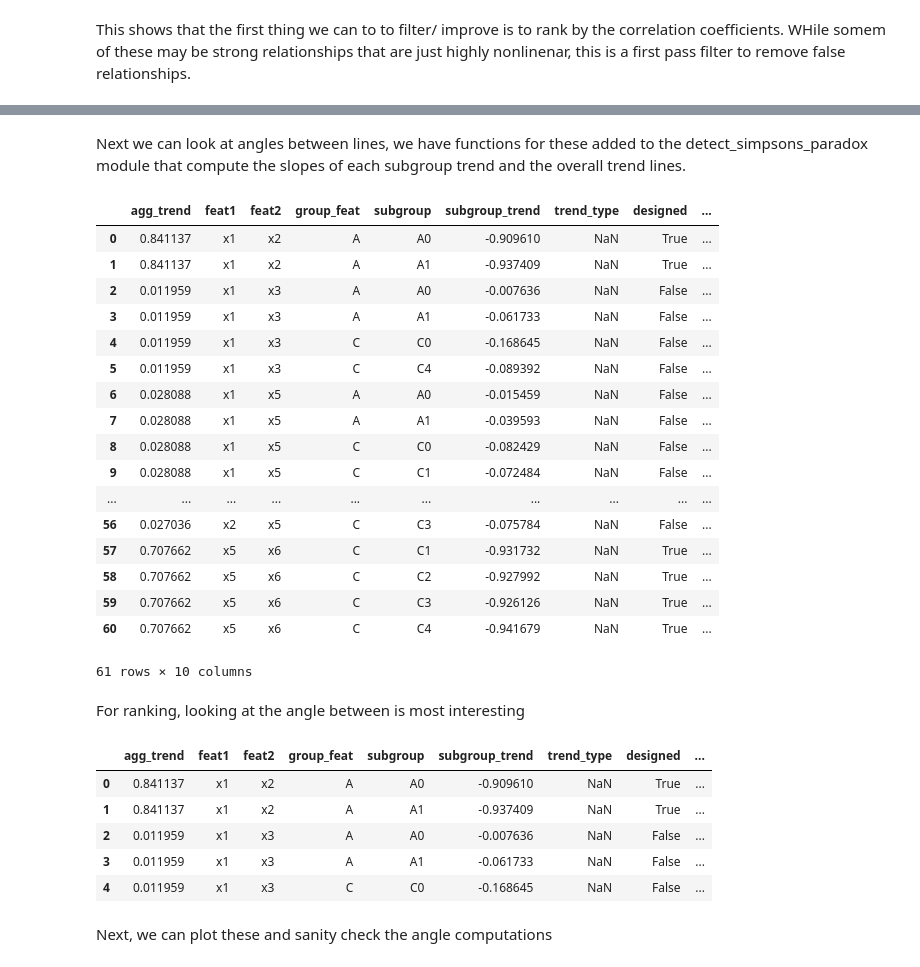
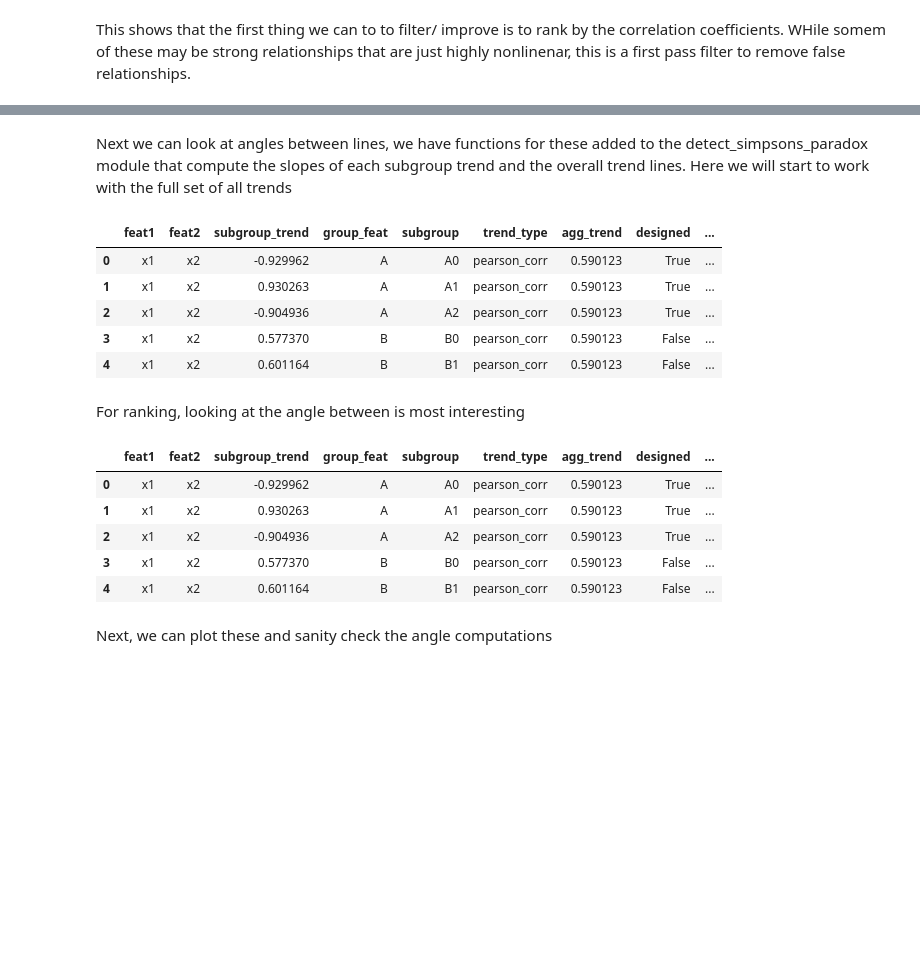
Before and after one commit to fairnessforensics/wiggum, a Jupyter notebook: research_notebooks/ranking_sp_occurences.ipynb, the cells around one changed output, grey strips where cells are left out. Drawn from its saved outputs; the diff is of its cells as text; code cells hidden in the pictures; blank space fills up the shorter version.

```diff
--- a/research_notebooks/ranking_sp_occurences.ipynb
+++ b/research_notebooks/ranking_sp_occurences.ipynb
@@ -73,0 +74,3 @@ To retain the current behavior and silence the warning, pass 'sort=True'.
+# %%
+many_sp_df_diff_alltrend = dsp.mark_designed_rows(dsp.get_subgroup_trends_1lev(many_sp_df_diff,['pearson_corr']),sp_design_list)
+many_sp_df_diff_alltrend.head() # we only need to see a little
@@ -99,28 +109,16 @@ many_sp_df_diff_result.groupby('designed')['agg_trend'].describe()
 # %% [markdown]
-Next we can look at angles between lines, we have functions for these added to the detect_simpsons_paradox module that compute the slopes of each subgroup trend and the overall trend lines.
+Next we can look at angles between lines, we have functions for these added to the detect_simpsons_paradox module that compute the slopes of each subgroup trend and the overall trend lines. Here we will start to work with the full set of all trends
 # %%
-results_df_slopes = dsp.add_slope_cols(many_sp_df_diff, many_sp_df_diff_result)
+results_df_slopes = dsp.add_slope_cols(many_sp_df_diff, many_sp_df_diff_alltrend)
 
-results_df_slopes
+results_df_slopes.head()
 # %% [output]
-|  | agg_trend | feat1 | feat2 | group_feat | subgroup | subgroup_trend | trend_type | designed | ... |
-| 0 | 0.841137 | x1 | x2 | A | A0 | -0.909610 | NaN | True | ... |
-| 1 | 0.841137 | x1 | x2 | A | A1 | -0.937409 | NaN | True | ... |
-| 2 | 0.011959 | x1 | x3 | A | A0 | -0.007636 | NaN | False | ... |
-| 3 | 0.011959 | x1 | x3 | A | A1 | -0.061733 | NaN | False | ... |
-| 4 | 0.011959 | x1 | x3 | C | C0 | -0.168645 | NaN | False | ... |
-| 5 | 0.011959 | x1 | x3 | C | C4 | -0.089392 | NaN | False | ... |
-| 6 | 0.028088 | x1 | x5 | A | A0 | -0.015459 | NaN | False | ... |
-| 7 | 0.028088 | x1 | x5 | A | A1 | -0.039593 | NaN | False | ... |
-| 8 | 0.028088 | x1 | x5 | C | C0 | -0.082429 | NaN | False | ... |
-| 9 | 0.028088 | x1 | x5 | C | C1 | -0.072484 | NaN | False | ... |
-| ... | ... | ... | ... | ... | ... | ... | ... | ... | ... |
-| 56 | 0.027036 | x2 | x5 | C | C3 | -0.075784 | NaN | False | ... |
-| 57 | 0.707662 | x5 | x6 | C | C1 | -0.931732 | NaN | True | ... |
-| 58 | 0.707662 | x5 | x6 | C | C2 | -0.927992 | NaN | True | ... |
-| 59 | 0.707662 | x5 | x6 | C | C3 | -0.926126 | NaN | True | ... |
-| 60 | 0.707662 | x5 | x6 | C | C4 | -0.941679 | NaN | True | ... |
+|  | feat1 | feat2 | subgroup_trend | group_feat | subgroup | trend_type | agg_trend | designed | ... |
+| 0 | x1 | x2 | -0.929962 | A | A0 | pearson_corr | 0.590123 | True | ... |
+| 1 | x1 | x2 | 0.930263 | A | A1 | pearson_corr | 0.590123 | True | ... |
+| 2 | x1 | x2 | -0.904936 | A | A2 | pearson_corr | 0.590123 | True | ... |
+| 3 | x1 | x2 | 0.577370 | B | B0 | pearson_corr | 0.590123 | False | ... |
+| 4 | x1 | x2 | 0.601164 | B | B1 | pearson_corr | 0.590123 | False | ... |
-61 rows × 10 columns
 # %% [markdown]
 For ranking, looking at the angle between is most interesting
 # %%
@@ -128,12 +126,12 @@ For ranking, looking at the angle between is most interesting
 results_df_slopes = dsp.add_angle_col(results_df_slopes)
 results_df_slopes.head()
 # %% [output]
-|  | agg_trend | feat1 | feat2 | group_feat | subgroup | subgroup_trend | trend_type | designed | ... |
-| 0 | 0.841137 | x1 | x2 | A | A0 | -0.909610 | NaN | True | ... |
-| 1 | 0.841137 | x1 | x2 | A | A1 | -0.937409 | NaN | True | ... |
-| 2 | 0.011959 | x1 | x3 | A | A0 | -0.007636 | NaN | False | ... |
-| 3 | 0.011959 | x1 | x3 | A | A1 | -0.061733 | NaN | False | ... |
-| 4 | 0.011959 | x1 | x3 | C | C0 | -0.168645 | NaN | False | ... |
+|  | feat1 | feat2 | subgroup_trend | group_feat | subgroup | trend_type | agg_trend | designed | ... |
+| 0 | x1 | x2 | -0.929962 | A | A0 | pearson_corr | 0.590123 | True | ... |
+| 1 | x1 | x2 | 0.930263 | A | A1 | pearson_corr | 0.590123 | True | ... |
+| 2 | x1 | x2 | -0.904936 | A | A2 | pearson_corr | 0.590123 | True | ... |
+| 3 | x1 | x2 | 0.577370 | B | B0 | pearson_corr | 0.590123 | False | ... |
+| 4 | x1 | x2 | 0.601164 | B | B1 | pearson_corr | 0.590123 | False | ... |
 # %% [markdown]
 Next, we can plot these and sanity check the angle computations
 # %%
```
Also changed, not shown: parts of 22 cells of this notebook, 2 other files.
